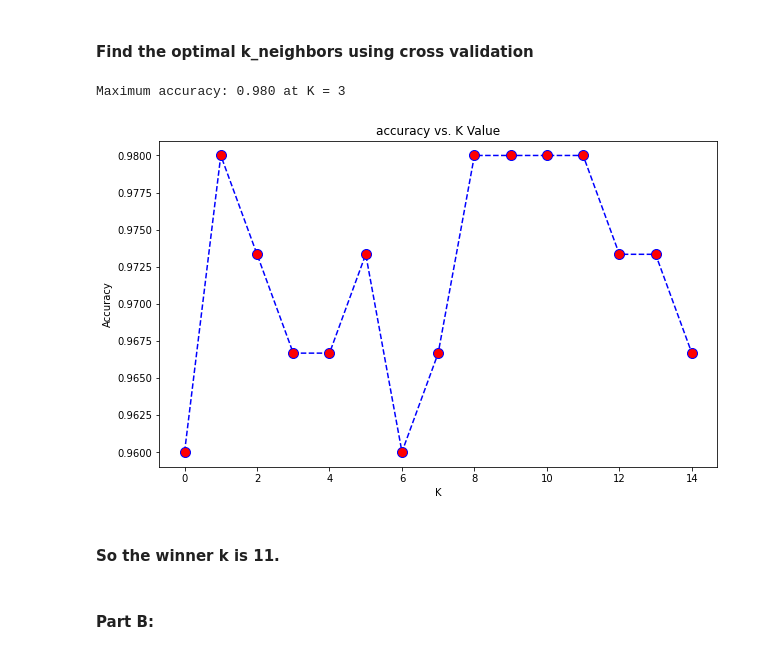
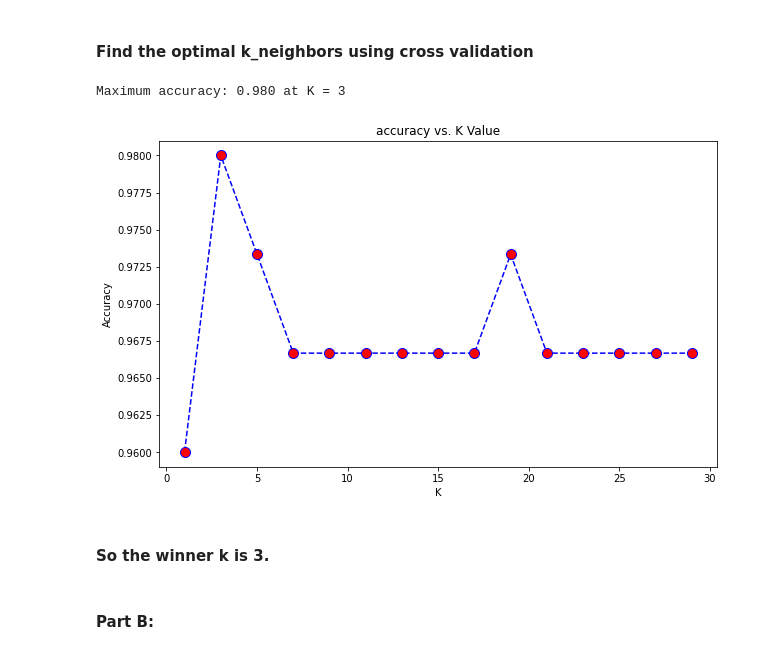
Before and after one commit to nahbos/AUT-Machine-Learning, a Jupyter notebook: ML-HW02/Ex02_Q3.ipynb, the cells around one changed output. Saved outputs shown, nothing was run; the diff lists cells and outputs as text; code cells hidden in the pictures.

```diff
--- a/ML-HW02/Ex02_Q3.ipynb
+++ b/ML-HW02/Ex02_Q3.ipynb
@@ -131,35 +131,37 @@ class kNNClassifier:
 # %%
 k_range = 30
 acc = []
+acc_index = []
 cross_vals = cross_validation(normalized_dataset)
 
 for i in range(1,k_range, 2):
     accus = []
     for fold in cross_vals:
         train = normalized_dataset[~normalized_dataset.index.isin(fold.index)]
         test = fold
 
         knn = kNNClassifier(k_neighbors=i)
         knn.fit(train)
         predictions = knn.predict(test)
         accuracy = accuracy_score(test.iloc[:, -1], predictions)
         accus.append(accuracy)
 
     max_accu = np.mean(accus)
     acc.append(max_accu)
+    acc_index.append(i)
 
 plt.figure(figsize=(10,6))
-plt.plot(acc, color = 'blue', linestyle='dashed',
+plt.plot(acc_index, acc, color = 'blue', linestyle='dashed',
          marker='o', markerfacecolor='red', markersize=10)
 plt.title('accuracy vs. K Value')
 plt.xlabel('K')
 plt.ylabel('Accuracy')
 print("Maximum accuracy: {:.3f} at K = {}".format(max(acc), np.multiply(acc.index(max(acc)), 2) + 1))
 # %% [output]
 Maximum accuracy: 0.980 at K = 3
-[figure, old version]
+[figure, new version]
 # %% [markdown]
-#### So the winner k is 11.
+#### So the winner k is 3.
 # %% [markdown]
 #### Part B:
 # %% [markdown]
```
Also changed, not shown: parts of 2 cells of this notebook.
